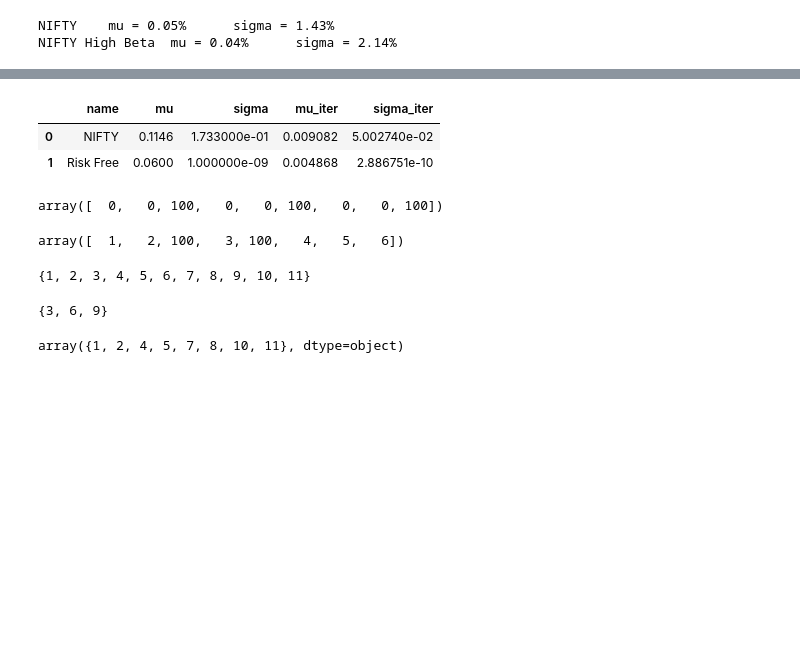
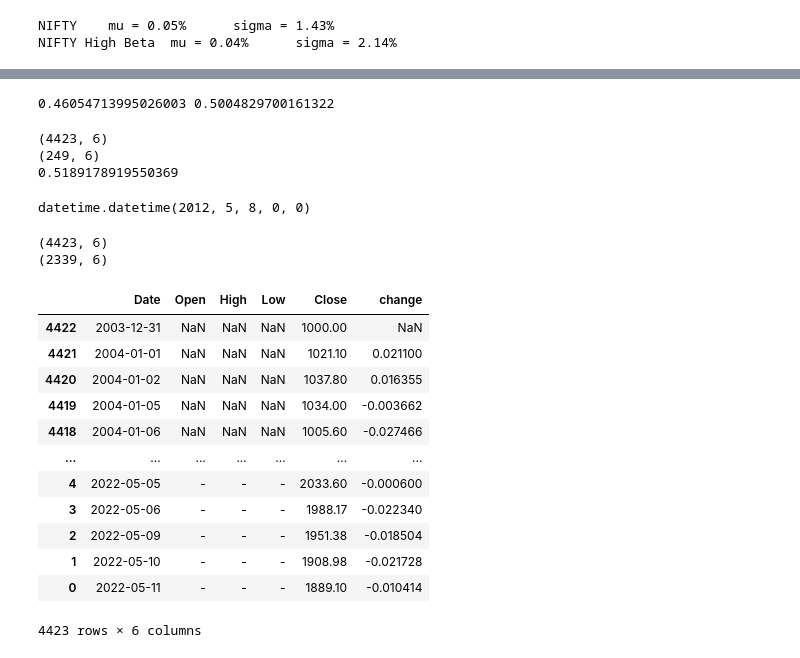
Before and after one commit to hiteshgulati/HG, a Jupyter notebook: alm.ipynb, the cells around one changed output, grey strips where cells are left out. Drawn from its saved outputs; the diff is of its cells as text; code cells hidden in the pictures; blank space fills up the shorter version.

```diff
--- a/alm.ipynb
+++ b/alm.ipynb
@@ -574,30 +621,53 @@ array([200.,   0.,   0., 100.,   0.,   0., 100.,   0.,   0., 100.,   0.,
+# %%
+fall = .0004
+
+def get_change_prob (change, instrument, get_higher_prob = True):
+    dist_prob = df[df['change']<=fall].shape[0] / df.shape[0]
+    norm_prob = norm(df['change'].mean(), df['change'].std()).cdf(fall)
+
+    if get_higher_prob:
+        return dist_prob if dist_prob > norm_prob else norm_prob
+
+get_change_prob
+# %% [output]
+0.46054713995026003 0.5004829700161322
 # %%
-
-instruments
 # %% [output]
-|  | name | mu | sigma | mu_iter | sigma_iter |
-| 0 | NIFTY | 0.1146 | 1.733000e-01 | 0.009082 | 5.002740e-02 |
-| 1 | Risk Free | 0.0600 | 1.000000e-09 | 0.004868 | 2.886751e-10 |
+(4423, 6)
+(249, 6)
+0.5189178919550369
-# %%
-np.array([0,0,100,0,0,100,0,0,100])
-# %% [output]
-array([  0,   0, 100,   0,   0, 100,   0,   0, 100])
-# %%
-np.insert(a,[2,3],[100])
-# %% [output]
-array([  1,   2, 100,   3, 100,   4,   5,   6])
-# %%
-all = {i for i in range(1,12)}
-all
-# %% [output]
-{1, 2, 3, 4, 5, 6, 7, 8, 9, 10, 11}
-# %%
-threes = {i for i in range(3,12,3)}
-threes
-# %% [output]
-{3, 6, 9}
-# %%
-k = all - threes
-np.array(k)
-# %% [output]
-array({1, 2, 4, 5, 7, 8, 10, 11}, dtype=object)
+# %%
+current_date = d
+lookback_years = 10
+
+
+
+
+
+start_date
+# %% [output]
+datetime.datetime(2012, 5, 8, 0, 0)
+# %%
+dist_df = df
+print(dist_df.shape)
+
+print(dist_df.shape)
+# %% [output]
+(4423, 6)
+(2339, 6)
+# %%
+df
+# %% [output]
+|  | Date | Open | High | Low | Close | change |
+| 4422 | 2003-12-31 | NaN | NaN | NaN | 1000.00 | NaN |
+| 4421 | 2004-01-01 | NaN | NaN | NaN | 1021.10 | 0.021100 |
+| 4420 | 2004-01-02 | NaN | NaN | NaN | 1037.80 | 0.016355 |
+| 4419 | 2004-01-05 | NaN | NaN | NaN | 1034.00 | -0.003662 |
+| 4418 | 2004-01-06 | NaN | NaN | NaN | 1005.60 | -0.027466 |
+| ... | ... | ... | ... | ... | ... | ... |
+| 4 | 2022-05-05 | - | - | - | 2033.60 | -0.000600 |
+| 3 | 2022-05-06 | - | - | - | 1988.17 | -0.022340 |
+| 2 | 2022-05-09 | - | - | - | 1951.38 | -0.018504 |
+| 1 | 2022-05-10 | - | - | - | 1908.98 | -0.021728 |
+| 0 | 2022-05-11 | - | - | - | 1889.10 | -0.010414 |
+4423 rows × 6 columns
```
Also changed, not shown: parts of 19 cells of this notebook, 1 other file.
